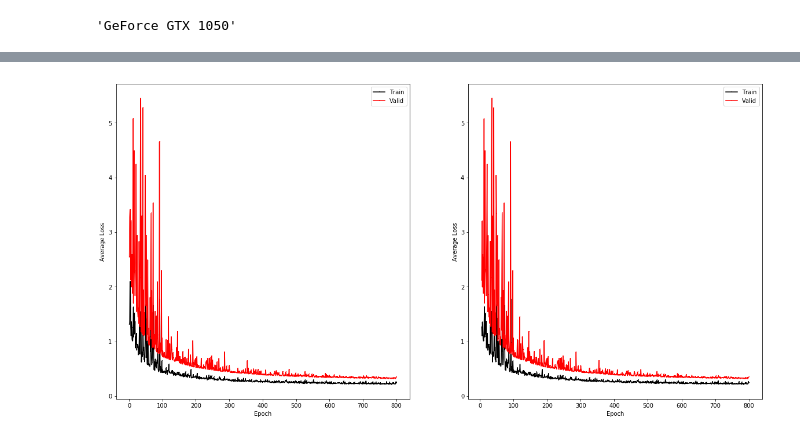
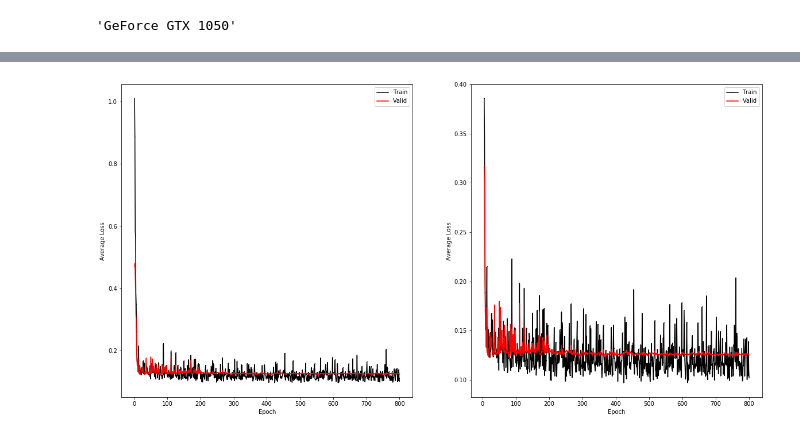
Before and after one commit to OMalenfantThuot/Projet_final_apprentissage_machine, a Jupyter notebook: MLP.ipynb, the cells around one changed output, grey strips where cells are left out. Saved outputs shown, nothing was run; the diff lists cells and outputs as text; code cells hidden in the pictures.

```diff
--- a/MLP.ipynb
+++ b/MLP.ipynb
@@ -52,3 +47,4 @@ shuffle_data(player_names, targets_goals, targets_assists, targets_primary_assis
 # %%
 train_size = int(data.shape[0] * 0.70)
-valid_size = int(data.shape[0] * 0.13)
+valid_size = int(data.shape[0] * 0.10)
+split = np.array([train_size+valid_size])
@@ -68,14 +73,17 @@ class Network(nn.Module):
         super(Network,self).__init__()
         self.fc1 = nn.Linear(35, 200)
         self.fc2 = nn.Linear(200,1)
+        self.bn1 = nn.BatchNorm1d(num_features=35)
+        self.bn2 = nn.BatchNorm1d(num_features=200)
+#        self.bn3 = nn.BatchNorm1d(num_features=100)
 #        self.fc3 = nn.Linear(100, 1)
 #        self.fc4 = nn.Linear(50, 20)
 #        self.fc5 = nn.Linear(20, 1)
 
     def forward(self, x):
-        x = self.fc1(x)
-        x = self.fc2(x)
-#        x = self.fc3(x)
+        x = self.fc1(self.bn1(x))
+        x = self.fc2(self.bn2(x))
+#        x = self.fc3(self.bn3(x))
 #         x = self.fc4(x)
 #         x = self.fc5(x)
         return x
@@ -95,27 +103,27 @@ class hockey_dataset(torch.utils.data.dataset.Dataset):
     def __len__(self):
         return self.labels.shape[0]
 # %%
-def train(data, labels, nepochs):
+def train(train_data, train_labels, test_data, test_labels, nepochs):
 
-    trainset = hockey_dataset(
-        data[:train_size], labels[:train_size])
-    validset = hockey_dataset(
-        data[train_size:train_size+valid_size], labels[train_size:train_size+valid_size])
+    trainset = hockey_dataset(train_data[:train_size], train_labels[:train_size])
+    validset = hockey_dataset(train_data[train_size:], train_labels[train_size:])
+    testset = hockey_dataset(test_data, test_labels)
 
     trainloader = torch.utils.data.DataLoader(trainset, batch_size=100, shuffle = True)
     validloader = torch.utils.data.DataLoader(validset, batch_size=100, shuffle = False)
+    testloader = torch.utils.data.DataLoader(testset, batch_size=len(testset), shuffle = False)
 
     network = Network().to(device)
     criterion = nn.MSELoss()
-    lr = 0.0000001
+    lr = 0.002
     optimizer = torch.optim.SGD(network.parameters(), lr = lr,
-                            weight_decay=0.1, momentum = 0)
+                            weight_decay=0.01, momentum = 0)
 
     loss_train, loss_valid = [],[]
 
     for epoch in range(nepochs):
         if (epoch > 0) and (epoch%100 == 0):
-            lr = lr*0.75
+            lr = lr*0.5
             optimizer = torch.optim.SGD(network.parameters(), lr = lr,
                             weight_decay=0.01, momentum = 0)
         current_loss_train, current_loss_valid = 0,0
@@ -147,11 +155,15 @@ def train(data, labels, nepochs):
     print('Mean loss of last 50 iterations(test): ',np.array(loss_train[-50:]).mean())
     print('Mean loss of last 50 iterations(valid): ',np.array(loss_valid[-50:]).mean())
 
-#     with torch.no_grad():
-#         for data in validloader:
-#             inputs
+    with torch.no_grad():
+        loss = 0
+        for data in testloader:
+            inputs, label = data
+            predictions = network(inputs.to(device))
+            loss += criterion(predictions, label.to(device))/len(testset)
+        print('Test loss: ', loss.item())
 
-    return loss_train, loss_valid
+    return loss_train, loss_valid, predictions
 # %%
 device = torch.device("cuda:0" if torch.cuda.is_available() else "cpu")
 torch.cuda.get_device_name(0)
@@ -160,7 +172,7 @@ torch.cuda.get_device_name(0)
 # %%
 nepochs = 801
 t1 = time.time()
-loss_train, loss_valid = train(data, targets_goals, nepochs)
+loss_train, loss_valid, predictions = train(training_data, training_targets_goal, test_data, test_targets_goals, nepochs)
 print("Temps d'entrainement : {}".format(time.time()-t1))
 torch.cuda.empty_cache()
 
@@ -178,5 +190,6 @@ ax2.set_xlabel('Epoch')
 ax2.set_ylabel('Average Loss')
 ax2.legend()
 plt.show()
+plt.close()
 # %% [output]
 Epoch: 0
@@ -199 +212 @@ Temps d'entrainement : 24.44330596923828
-[figure, old version]
+[figure, new version]
```
Also changed, not shown: parts of 9 cells of this notebook, 1 other file.
